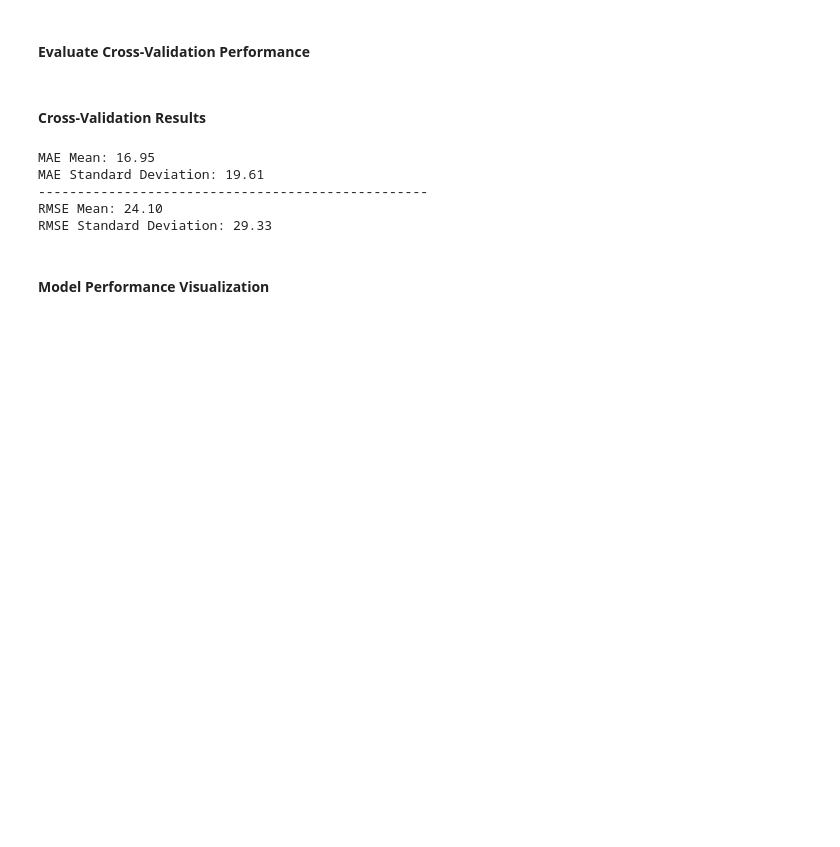
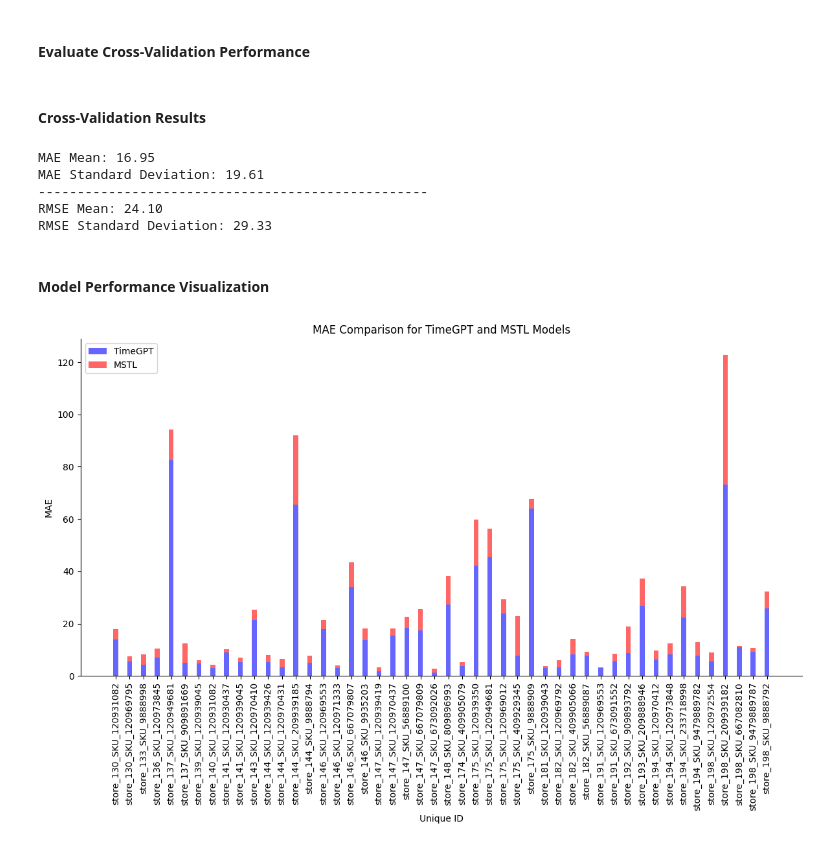
Before and after one commit to emirhansilsupur/supply-chain-analytics-forecasting, a Jupyter notebook: SC_Analytics_Forecasting.ipynb, the cells around one changed output. Cells and saved outputs as stored; diff of their text form; code cells hidden in the pictures; blank space fills up the shorter version.

Commit message:
Implement visualization for comparing MAE of Time Series models

```diff
--- a/SC_Analytics_Forecasting.ipynb
+++ b/SC_Analytics_Forecasting.ipynb
@@ -2426,0 +2446,25 @@ eval_timegpt_cv_mae, eval_timegpt_cv_rmse, eval_rmse_mae_mstl = get_eval_metrics
+# %%
+width = 0.35
+
+fig, axs = plt.subplots(figsize=(12, 8))
+
+axs.bar(eval_timegpt_cv_mae["unique_id"], eval_timegpt_cv_mae["TimeGPT"], width, label="TimeGPT", color="b", alpha=0.6)
+axs.bar(eval_rmse_mae_mstl["unique_id"], eval_rmse_mae_mstl["MSTL_mae"], width, label="MSTL", color="r", alpha=0.6, bottom=eval_timegpt_cv_mae["TimeGPT"])
+
+# Customizing the bar plot
+axs.set_xlabel("Unique ID")
+axs.set_ylabel("MAE")
+axs.set_title("MAE Comparison for TimeGPT and MSTL Models")
+axs.legend()
+axs.spines["top"].set_visible(False)
+axs.spines["right"].set_visible(False)
+axs.tick_params(axis='x', rotation=90)
+
+ax.spines["top"].set_visible(False)
+ax.spines["right"].set_visible(False)
+
+# Show the combined plot
+plt.tight_layout()
+plt.show()
+# %% [output]
+[figure, added]
```
Also changed, not shown: parts of 3 cells of this notebook.
